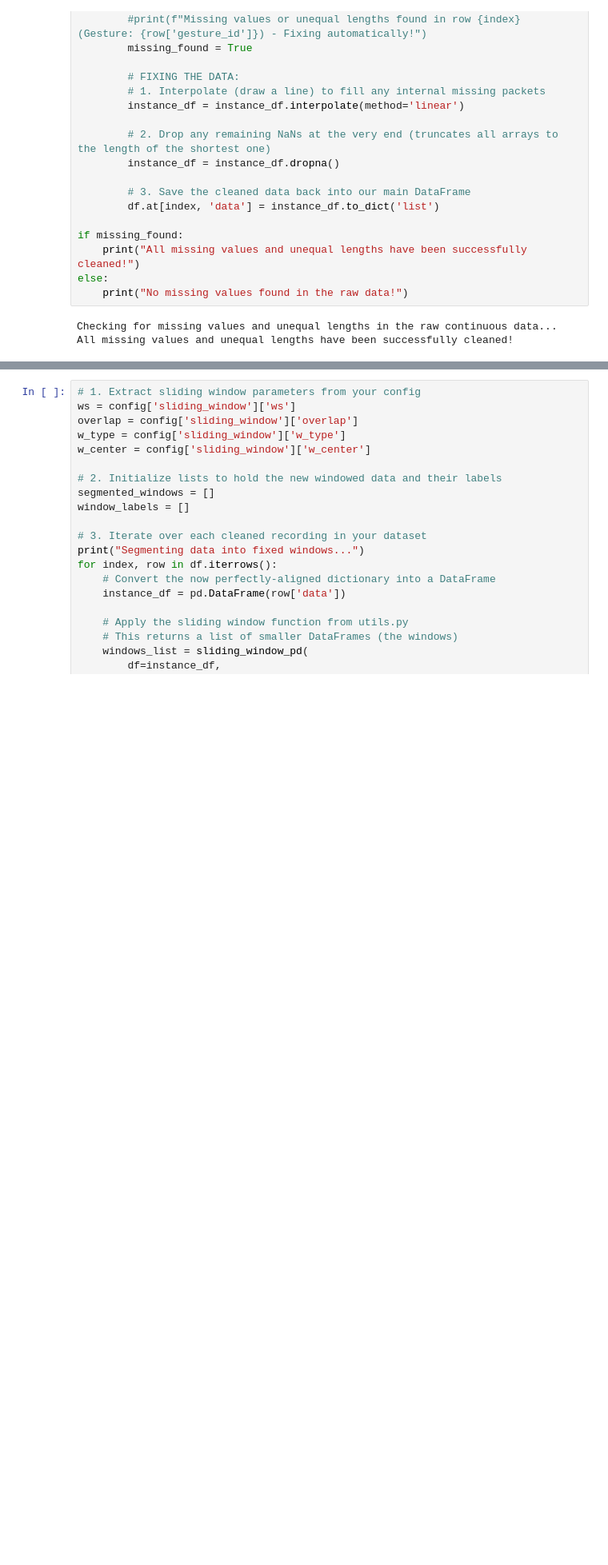
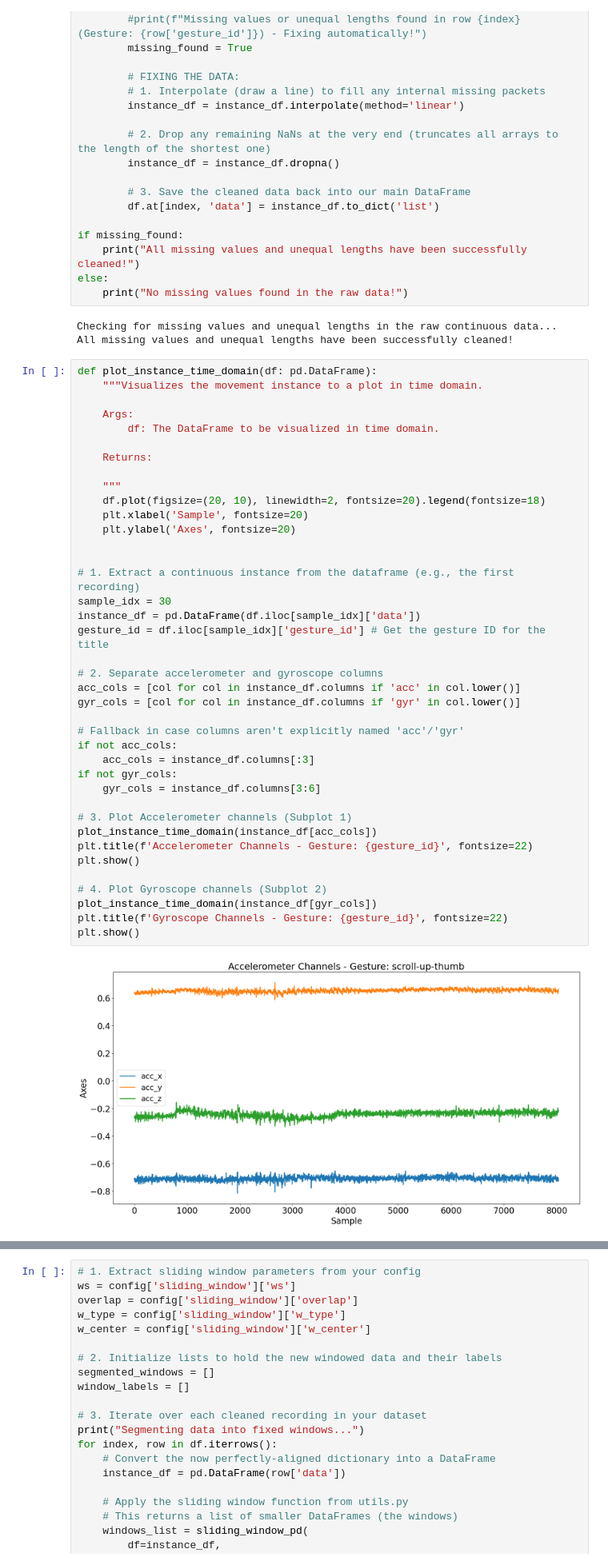
Before and after one commit to Andreaskaram/AIoT-Hand-Gesture-Recognition, a Jupyter notebook: aiot_project_sample.ipynb, the cells around one changed output, grey strips where cells are left out. Shown at 80% size. Drawn from its saved outputs; the diff is of its cells as text; blank space fills up the shorter version.

```diff
--- a/aiot_project_sample.ipynb
+++ b/aiot_project_sample.ipynb
@@ -169,3 +169,44 @@ else:
 # %% [output]
 Checking for missing values and unequal lengths in the raw continuous data...
 All missing values and unequal lengths have been successfully cleaned!
+# %%
+def plot_instance_time_domain(df: pd.DataFrame):
+    """Visualizes the movement instance to a plot in time domain.
+
+    Args:
+        df: The DataFrame to be visualized in time domain.
+
+    Returns:
+
+    """
+    df.plot(figsize=(20, 10), linewidth=2, fontsize=20).legend(fontsize=18)
+    plt.xlabel('Sample', fontsize=20)
+    plt.ylabel('Axes', fontsize=20)
+
+
+# 1. Extract a continuous instance from the dataframe (e.g., the first recording)
+sample_idx = 30
+instance_df = pd.DataFrame(df.iloc[sample_idx]['data'])
+gesture_id = df.iloc[sample_idx]['gesture_id'] # Get the gesture ID for the title
+
+# 2. Separate accelerometer and gyroscope columns
+acc_cols = [col for col in instance_df.columns if 'acc' in col.lower()]
+gyr_cols = [col for col in instance_df.columns if 'gyr' in col.lower()]
+
+# Fallback in case columns aren't explicitly named 'acc'/'gyr'
+if not acc_cols:
+    acc_cols = instance_df.columns[:3]
+if not gyr_cols:
+    gyr_cols = instance_df.columns[3:6]
+
+# 3. Plot Accelerometer channels (Subplot 1)
+plot_instance_time_domain(instance_df[acc_cols])
+plt.title(f'Accelerometer Channels - Gesture: {gesture_id}', fontsize=22)
+plt.show()
+
+# 4. Plot Gyroscope channels (Subplot 2)
+plot_instance_time_domain(instance_df[gyr_cols])
+plt.title(f'Gyroscope Channels - Gesture: {gesture_id}', fontsize=22)
+plt.show()
+# %% [output]
+[figure, added]
```
Also changed, not shown: parts of 3 cells of this notebook.
